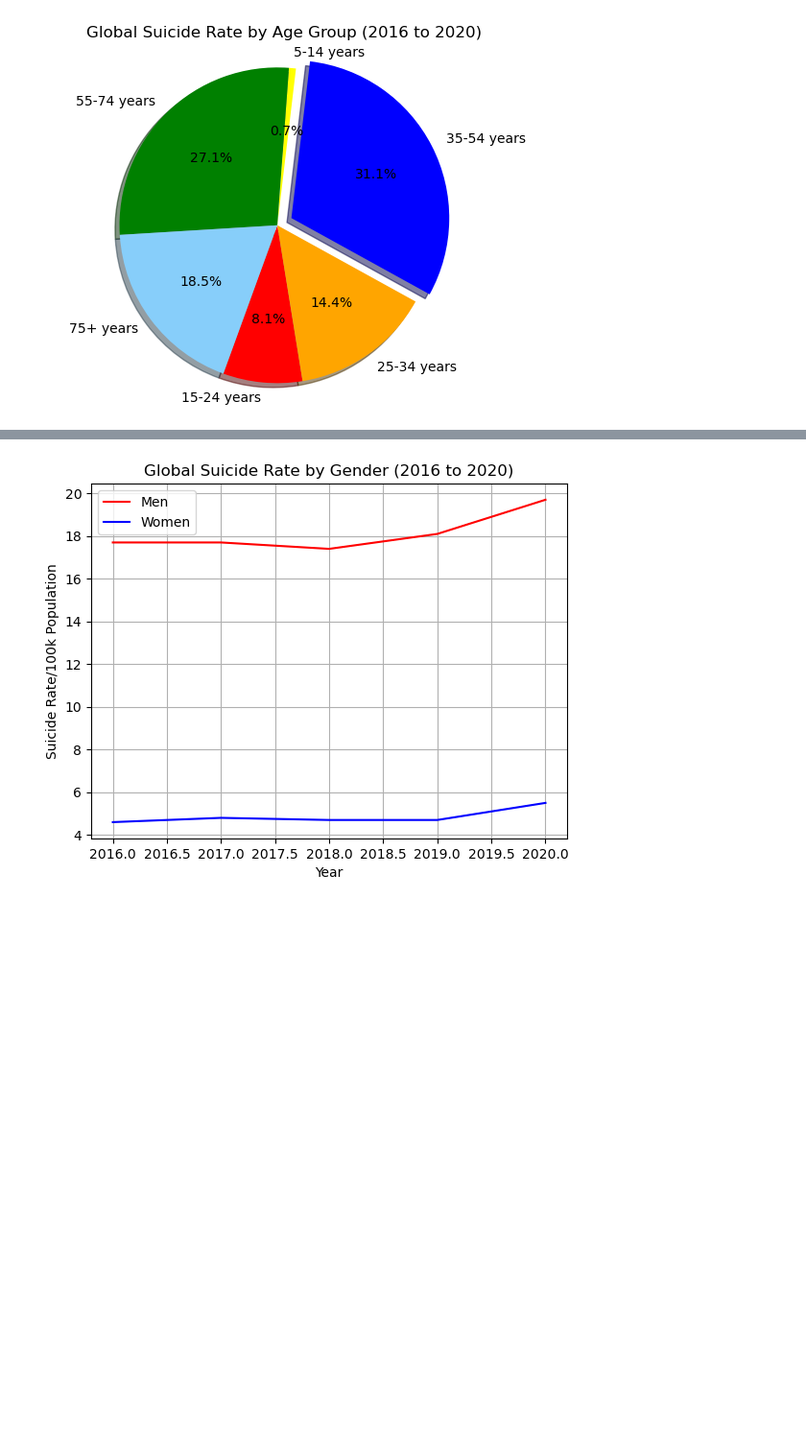
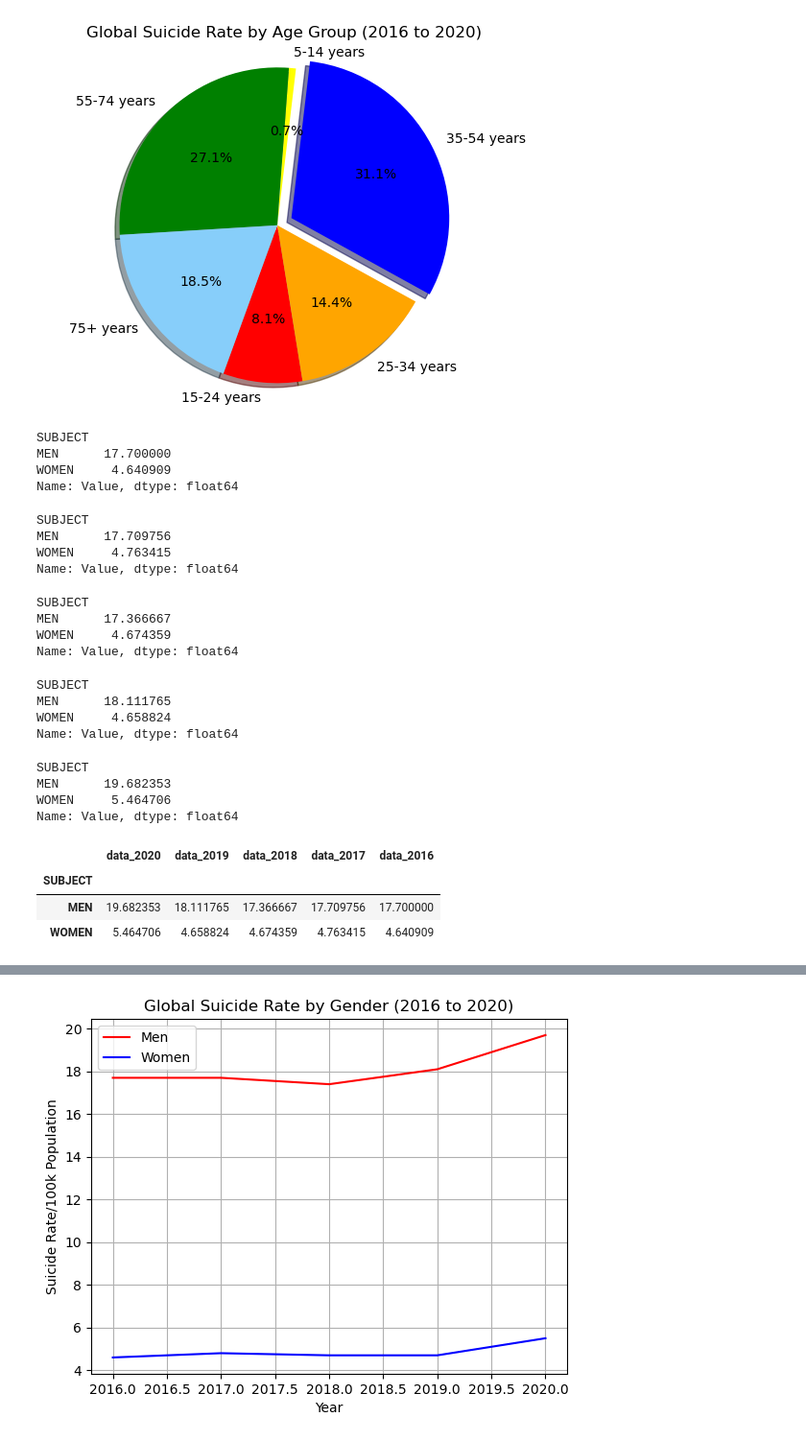
Before and after one commit to BirundhaVaratharajan/Project-1, a Jupyter notebook: Covid_on_Suicidalrate_Proj_1.ipynb, the cells around one changed output, grey strips where cells are left out. Shown: that part at 96% size. Saved outputs shown, nothing was run; the diff lists cells and outputs as text; code cells hidden in the pictures; blank space fills up the shorter version.

```diff
--- a/Covid_on_Suicidalrate_Proj_1.ipynb
+++ b/Covid_on_Suicidalrate_Proj_1.ipynb
@@ -189,3 +189,63 @@ plt.savefig("Output/Fig3.png")
 plt.show()
 # %% [output]
 [figure]
+# %%
+narrow_1_data = narrow_1.loc[narrow_1["TIME"]==2016]
+narrow_1_1 = narrow_1_data.loc[narrow_1_data["SUBJECT"]!="TOT"]
+narrow_2016 = narrow_1_1.groupby(["SUBJECT"])["Value"].mean()
+narrow_2016
+# %% [output]
+SUBJECT
+MEN      17.700000
+WOMEN     4.640909
+Name: Value, dtype: float64
+# %%
+narrow_2_data = narrow_1.loc[narrow_1["TIME"]==2017]
+narrow_2_1 = narrow_2_data.loc[narrow_2_data["SUBJECT"]!="TOT"]
+narrow_2017 = narrow_2_1.groupby(["SUBJECT"])["Value"].mean()
+narrow_2017
+# %% [output]
+SUBJECT
+MEN      17.709756
+WOMEN     4.763415
+Name: Value, dtype: float64
+# %%
+narrow_3_data = narrow_1.loc[narrow_1["TIME"]==2018]
+narrow_3_1 = narrow_3_data.loc[narrow_3_data["SUBJECT"]!="TOT"]
+narrow_2018 = narrow_3_1.groupby(["SUBJECT"])["Value"].mean()
+narrow_2018
+# %% [output]
+SUBJECT
+MEN      17.366667
+WOMEN     4.674359
+Name: Value, dtype: float64
+# %%
+narrow_4_data = narrow_1.loc[narrow_1["TIME"]==2019]
+narrow_4_1 = narrow_4_data.loc[narrow_4_data["SUBJECT"]!="TOT"]
+narrow_2019 = narrow_4_1.groupby(["SUBJECT"])["Value"].mean()
+narrow_2019
+# %% [output]
+SUBJECT
+MEN      18.111765
+WOMEN     4.658824
+Name: Value, dtype: float64
+# %%
+narrow_5_data = narrow_1.loc[narrow_1["TIME"]==2020]
+narrow_5_1 = narrow_5_data.loc[narrow_5_data["SUBJECT"]!="TOT"]
+narrow_2020 = narrow_5_1.groupby(["SUBJECT"])["Value"].mean()
+narrow_2020
+# %% [output]
+SUBJECT
+MEN      19.682353
+WOMEN     5.464706
+Name: Value, dtype: float64
+# %%
+summary_df = pd.DataFrame({"data_2020": narrow_2020, "data_2019": narrow_2019, "data_2018": narrow_2018, "data_2017": narrow_2017, "data_2016": narrow_2016})
+
+
+summary_df
+# %% [output]
+|  | data_2020 | data_2019 | data_2018 | data_2017 | data_2016 |
+| SUBJECT |  |  |  |  |  |
+| MEN | 19.682353 | 18.111765 | 17.366667 | 17.709756 | 17.700000 |
+| WOMEN | 5.464706 | 4.658824 | 4.674359 | 4.763415 | 4.640909 |
```
Also changed, not shown: parts of 20 cells of this notebook.
